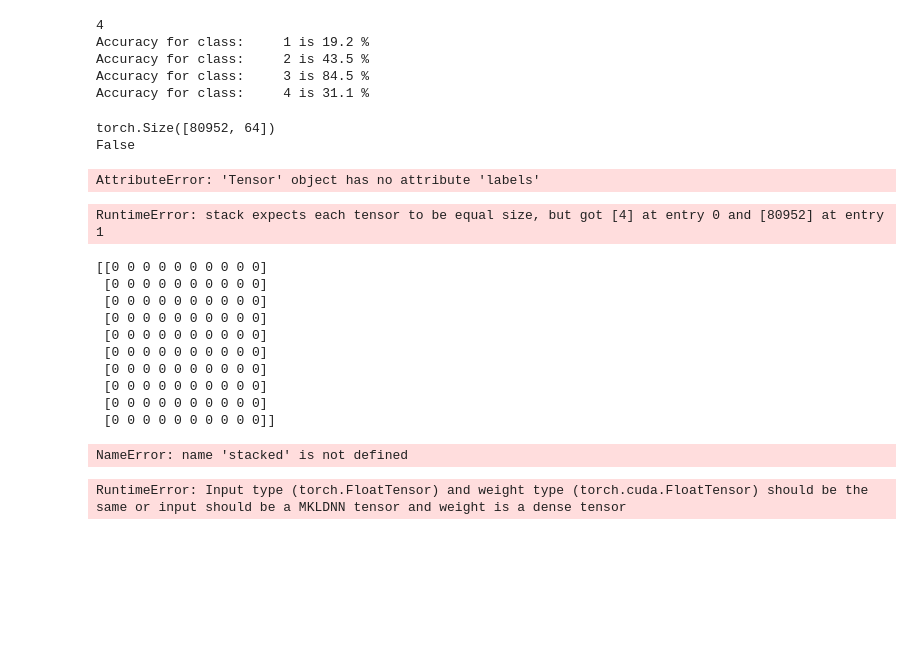
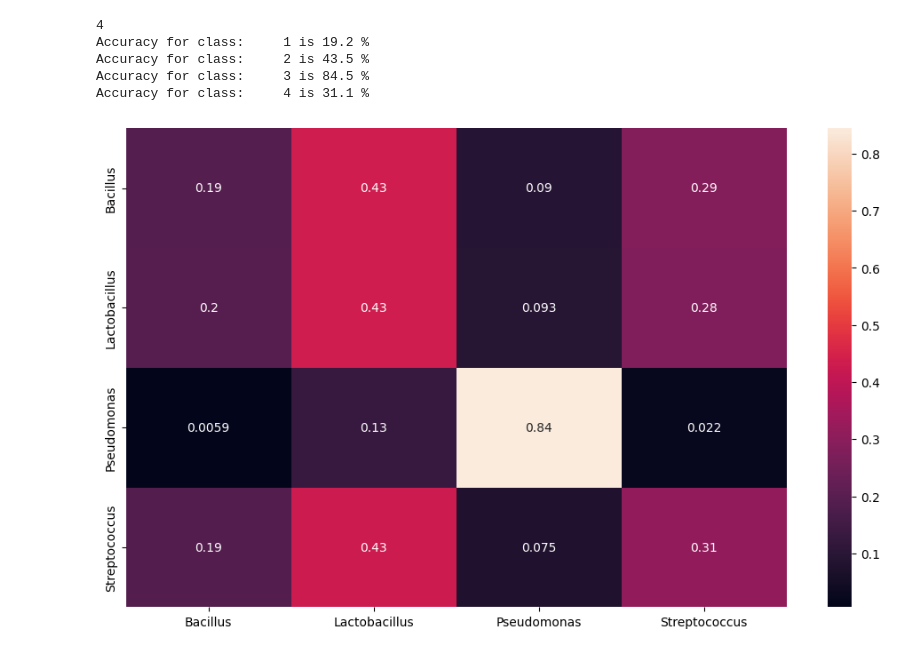
Before and after one commit to staplemage/stmath-493-pnnl-project-main-new, a Jupyter notebook: jupyternotebookarchitecture.ipynb, the cells around one changed output. Drawn from its saved outputs; the diff is of its cells as text; code cells hidden in the pictures; blank space fills up the shorter version.

Commit message:
CONFUSION MATRIX HAS LABELS I LOVE LIFE I LOVE LIVING

```diff
--- a/jupyternotebookarchitecture.ipynb
+++ b/jupyternotebookarchitecture.ipynb
@@ -386,87 +386,34 @@ Accuracy for class:     4 is 31.1 %
 # %%
 net.to(device)
 inputs, labels = data[0].to(device), data[1].to(device)
-# %%
-# get all the predictions for the entire training set
-def get_all_preds(model, loader):
-    all_preds = torch.tensor([])
-    model.eval() # set model to evaluate mode
-
-    for images, labels in loader:
-        images = images.to(device)
-        labels = labels.to(device)
-        preds = model(images.cuda())
-        all_preds = torch.cat((all_preds.cuda(), preds.cuda()), dim=0)
-
-    return all_preds
-
-with torch.no_grad(): # disable gradient computations
-    train_preds = get_all_preds(net, trainloader)
-    print(train_preds.shape) # (6000,10)
-    print(train_preds.requires_grad) # False
-
-print('true labels: ', train_preds.labels)
-print('pred labels: ', train_preds.argmax(dim=1))
-# %% [output]
-torch.Size([80952, 64])
-False
-AttributeError: 'Tensor' object has no attribute 'labels'
-# %%
-# we stacks the true labels and the predicted label, so that the first
-# col is the true label, and the second col is the predicted label
-stacked = torch.stack((labels, train_preds.argmax(dim=1)), dim=1)
-print(stacked.numpy())
-# %% [output]
-RuntimeError: stack expects each tensor to be equal size, but got [4] at entry 0 and [80952] at entry 1
-# %%
-# initialize a confusion matrix with 0s
-confusion_matrix = torch.zeros(10, 10, dtype=torch.int32)
-print(confusion_matrix.numpy())
-# %% [output]
-[[0 0 0 0 0 0 0 0 0 0]
- [0 0 0 0 0 0 0 0 0 0]
- [0 0 0 0 0 0 0 0 0 0]
- [0 0 0 0 0 0 0 0 0 0]
- [0 0 0 0 0 0 0 0 0 0]
- [0 0 0 0 0 0 0 0 0 0]
- [0 0 0 0 0 0 0 0 0 0]
- [0 0 0 0 0 0 0 0 0 0]
- [0 0 0 0 0 0 0 0 0 0]
- [0 0 0 0 0 0 0 0 0 0]]
-# %%
-# fill in the matrix
-for row in stacked:
-    true_label, pred_label = row.numpy()
-    confusion_matrix[true_label, pred_label] += 1
-
-print(confusion_matrix.numpy())
-# %% [output]
-NameError: name 'stacked' is not defined
 # %%
 from sklearn.metrics import confusion_matrix
 import seaborn as sn
 import pandas as pd
 
 y_pred = []
 y_true = []
 
 # iterate over test data
 for inputs, labels in testloader:
         inputs, labels = inputs.cuda(), labels.cuda()
         output = net(inputs) # Feed Network
 
         output = (torch.max(torch.exp(output), 1)[1]).data.cpu().numpy()
         y_pred.extend(output) # Save Prediction
 
         labels = labels.data.cpu().numpy()
         y_true.extend(labels) # Save Truth
 
+# constant for classes
+classes = ('Bacillus', 'Lactobacillus', 'Pseudomonas', 'Streptococcus')
+
 # Build confusion matrix
 cf_matrix = confusion_matrix(y_true, y_pred)
 df_cm = pd.DataFrame(cf_matrix / np.sum(cf_matrix, axis=1)[:, None], index = [i for i in classes],
                      columns = [i for i in classes])
 plt.figure(figsize = (12,7))
 sn.heatmap(df_cm, annot=True)
 plt.savefig('output.png')
 # %% [output]
-RuntimeError: Input type (torch.FloatTensor) and weight type (torch.cuda.FloatTensor) should be the same or input should be a MKLDNN tensor and weight is a dense tensor
+[figure, added]
```
Also changed, not shown: 1 other file.
